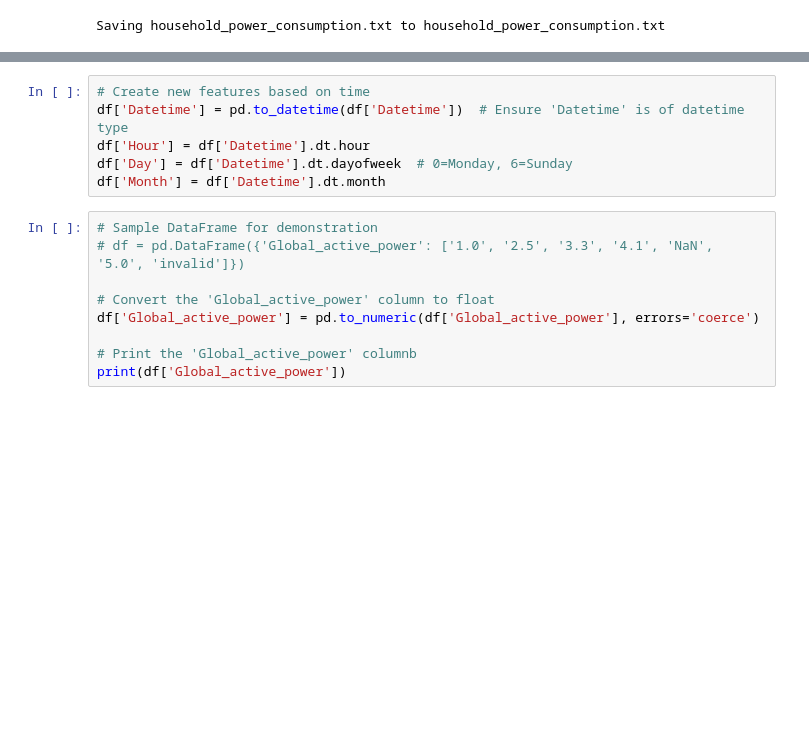
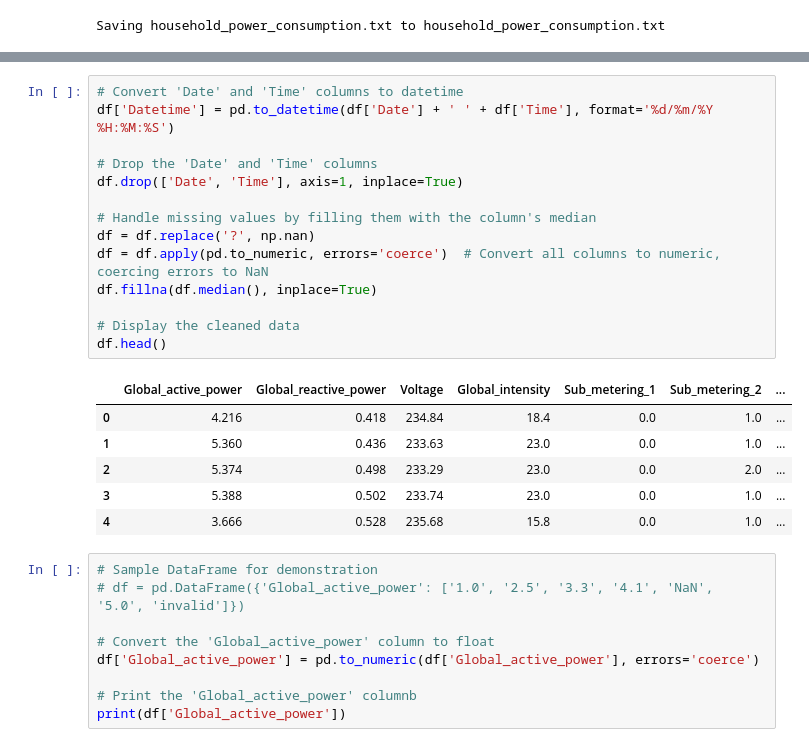
Before and after one commit to Narenderreddyranabothu/DataScience-Project, a Jupyter notebook: P_and_O_of_smart_grids.ipynb, the cells around one changed output, grey strips where cells are left out. Drawn from its saved outputs; the diff is of its cells as text; blank space fills up the shorter version.

```diff
--- a/P_and_O_of_smart_grids.ipynb
+++ b/P_and_O_of_smart_grids.ipynb
@@ -76,9 +83,24 @@ dtype: int64
-# %%
-# Create new features based on time
-df['Datetime'] = pd.to_datetime(df['Datetime'])  # Ensure 'Datetime' is of datetime type
-df['Hour'] = df['Datetime'].dt.hour
-df['Day'] = df['Datetime'].dt.dayofweek  # 0=Monday, 6=Sunday
-df['Month'] = df['Datetime'].dt.month
+# %%
+# Convert 'Date' and 'Time' columns to datetime
+df['Datetime'] = pd.to_datetime(df['Date'] + ' ' + df['Time'], format='%d/%m/%Y %H:%M:%S')
+
+# Drop the 'Date' and 'Time' columns
+df.drop(['Date', 'Time'], axis=1, inplace=True)
+
+# Handle missing values by filling them with the column's median
+df = df.replace('?', np.nan)
+df = df.apply(pd.to_numeric, errors='coerce')  # Convert all columns to numeric, coercing errors to NaN
+df.fillna(df.median(), inplace=True)
+
+# Display the cleaned data
+df.head()
+# %% [output]
+|  | Global_active_power | Global_reactive_power | Voltage | Global_intensity | Sub_metering_1 | Sub_metering_2 | ... |
+| 0 | 4.216 | 0.418 | 234.84 | 18.4 | 0.0 | 1.0 | ... |
+| 1 | 5.360 | 0.436 | 233.63 | 23.0 | 0.0 | 1.0 | ... |
+| 2 | 5.374 | 0.498 | 233.29 | 23.0 | 0.0 | 2.0 | ... |
+| 3 | 5.388 | 0.502 | 233.74 | 23.0 | 0.0 | 1.0 | ... |
+| 4 | 3.666 | 0.528 | 235.68 | 15.8 | 0.0 | 1.0 | ... |
 # %%
 # Sample DataFrame for demonstration
 # df = pd.DataFrame({'Global_active_power': ['1.0', '2.5', '3.3', '4.1', 'NaN', '5.0', 'invalid']})
```
Also changed, not shown: parts of 4 cells of this notebook.
